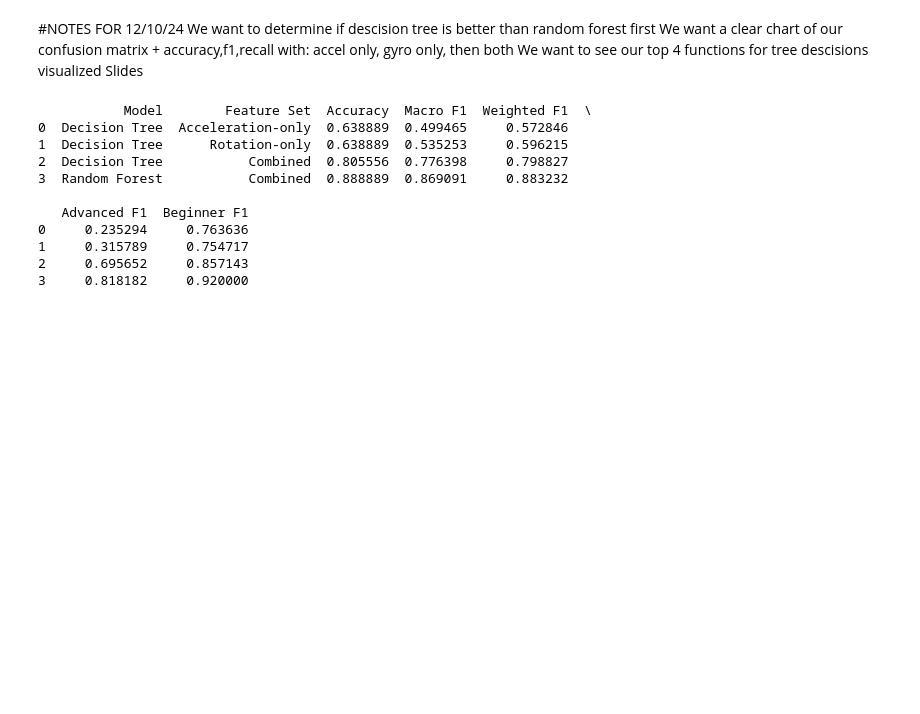
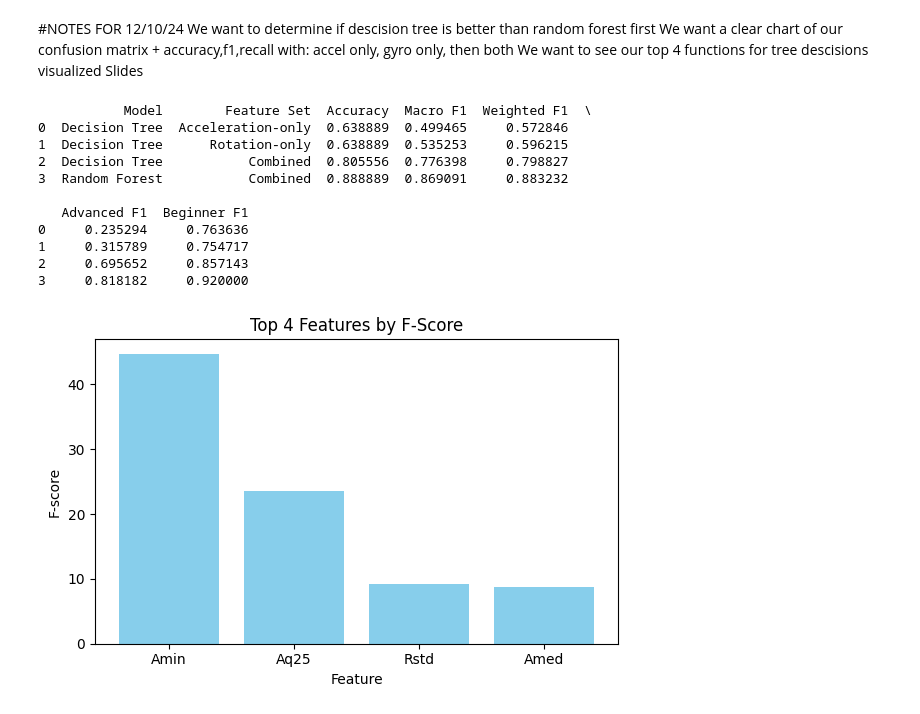
Before and after one commit to Nickmm11/rockclimbing-classification, a Jupyter notebook: Project.ipynb, the cells around one changed output. Cells and saved outputs as stored; diff of their text form; code cells hidden in the pictures; blank space fills up the shorter version.

Commit message:
bar graph of top 4 features by f1 score

```diff
--- a/Project.ipynb
+++ b/Project.ipynb
@@ -562,3 +562,19 @@ print(results_df)
 1     0.315789     0.754717
 2     0.695652     0.857143
 3     0.818182     0.920000
+# %%
+X = frames.drop(columns=['activity'])
+y = frames['activity']
+X_new, selected_features, top_features = select_top_k_features(X, y, k)
+
+top_4 = top_features.head(4)
+
+plt.figure(figsize=(6,4))
+plt.bar(top_4['Feature'], top_4['Score'], color='skyblue')
+plt.title('Top 4 Features by F-Score')
+plt.xlabel('Feature')
+plt.ylabel('F-score')
+plt.tight_layout()
+plt.show()
+# %% [output]
+[figure, added]
```
